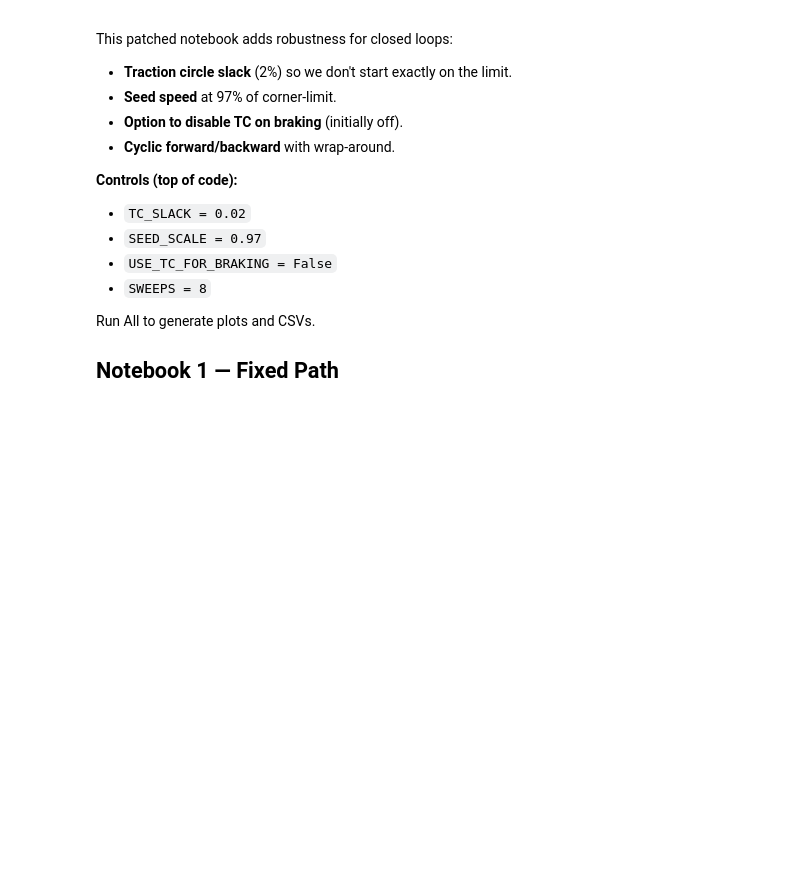
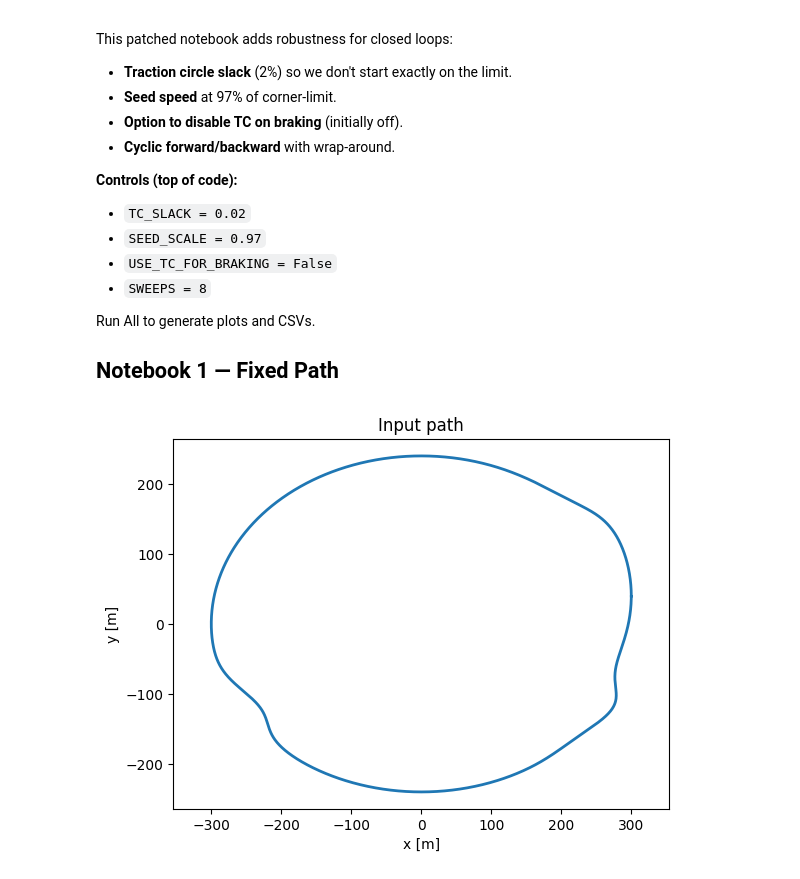
Before and after one commit to rob-graham/speed, a Jupyter notebook: 01_fixed_line_speed_graph_PATCH.ipynb, the cells around one changed output. Saved outputs shown, nothing was run; the diff lists cells and outputs as text; code cells hidden in the pictures; blank space fills up the shorter version.

Commit message:
Runs but jerky
Corrected sign error. Switched to unsmoothed Mallala racing line. Slow and jerky speed output.

```diff
--- a/01_fixed_line_speed_graph_PATCH.ipynb
+++ b/01_fixed_line_speed_graph_PATCH.ipynb
@@ -194,31 +194,33 @@ def sample_track():
 # %%
 
 # ---- Choose data: sample path or your own CSV ----
-USE_SAMPLE = True
+USE_SAMPLE = False
 
 if USE_SAMPLE:
     x, y, s = sample_track()[:3]
 else:
-    csv_path = "your_path.csv"  # columns: x,y
+    csv_path = "MallalaRacingLineUS.csv"  # columns: x,y
     xs, ys = [], []
     with open(csv_path) as f:
         rdr = csv.reader(f)
         header = next(rdr, None)
         if header:
             try:
                 float(header[0]); xs.append(float(header[0])); ys.append(float(header[1]))
             except:
                 pass
         for row in rdr:
             xs.append(float(row[0])); ys.append(float(row[1]))
     x = np.array(xs); y = np.array(ys)
     # clean & resample
     mask = np.r_[True, np.hypot(np.diff(x), np.diff(y)) > 1e-6]
     x, y = x[mask], y[mask]
     x, y, s = resample_polyline(x, y, step=1.0)
 
 bp = BikeParams()
 plot_xy(x, y, "Input path")
+# %% [output]
+[figure, added]
 # %%
 
 # --- Diagnostics: corner seed & forward-only ---
```
Also changed, not shown: parts of 3 cells of this notebook, 2 other files.
